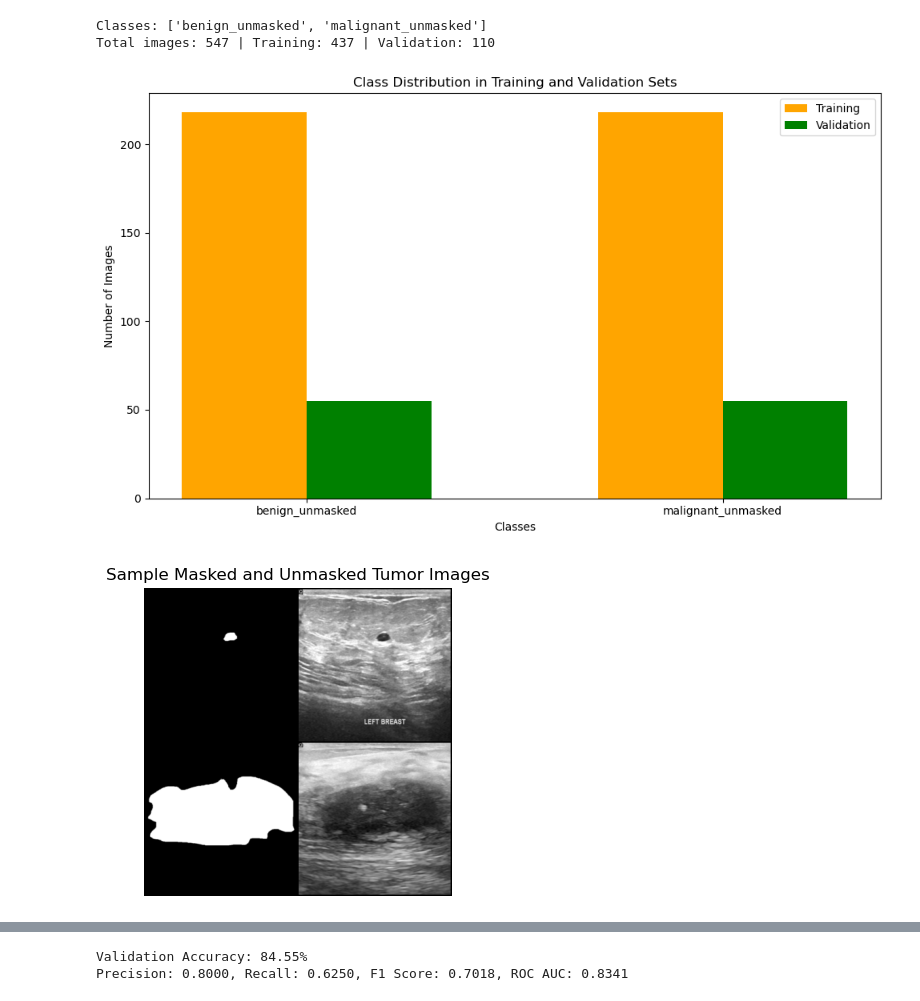
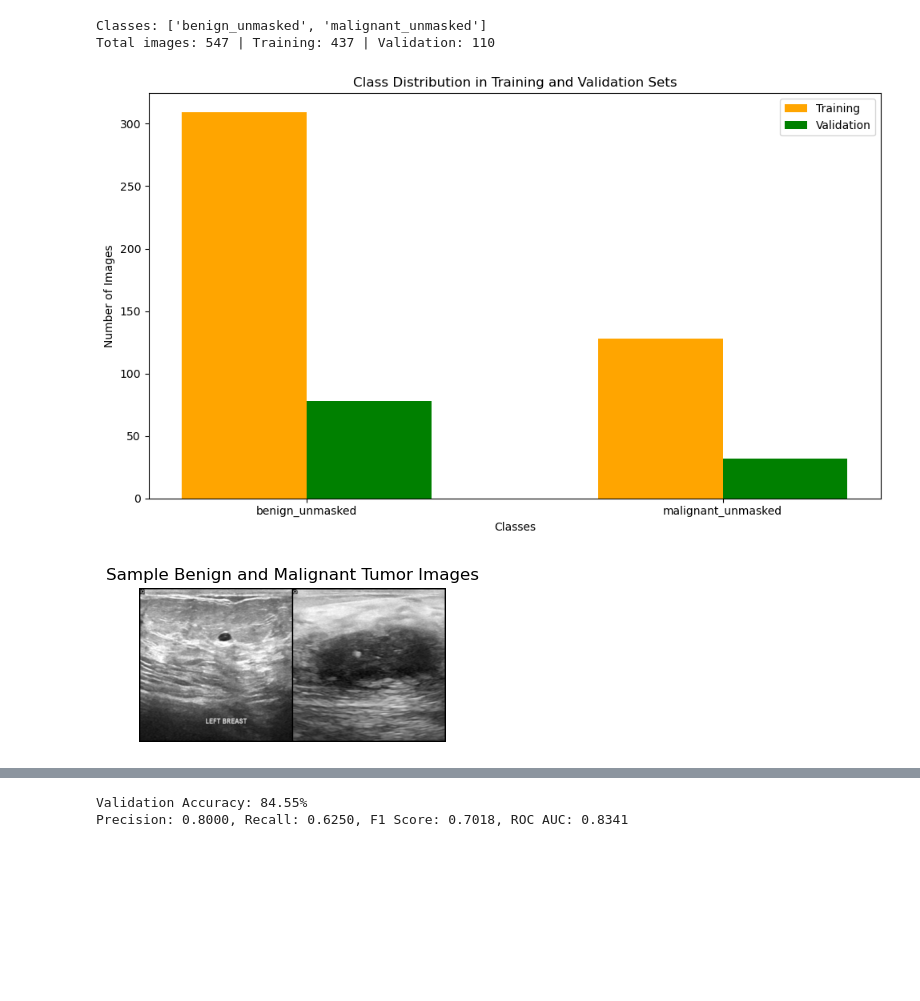
Before and after one commit to istathak/CS273_Project, a Jupyter notebook: scripts/main.ipynb, the cells around one changed output, grey strips where cells are left out. Cells and saved outputs as stored; diff of their text form; code cells hidden in the pictures; blank space fills up the shorter version.

```diff
--- a/scripts/main.ipynb
+++ b/scripts/main.ipynb
@@ -6,70 +6,59 @@ Classes: ['benign_unmasked', 'malignant_unmasked']
 Total images: 547 | Training: 437 | Validation: 110
 # %%
 import matplotlib.pyplot as plt
+import torch
+from collections import Counter
 
-classes = ['benign_unmasked', 'malignant_unmasked']
-total_images = 547
-training_images = 437
-validation_images = 110
+train_labels = [train_loader.dataset.dataset.targets[i] for i in train_loader.dataset.indices]
+val_labels = [val_loader.dataset.dataset.targets[i] for i in val_loader.dataset.indices]
+train_counts = Counter(train_labels)
+val_counts = Counter(val_labels)
+class_names = train_loader.dataset.dataset.classes  # ['benign_unmasked', 'malignant_unmasked']
+benign_idx, malignant_idx = 0, 1
 
-# Values for each class
-class_counts = {'benign_masked': {'total': 0, 'training': 0, 'validation': 0},
-                'malignant_masked': {'total': 0, 'training': 0, 'validation': 0}}
-
-class_counts['benign_masked']['total'] = total_images // 2
-class_counts['malignant_masked']['total'] = total_images // 2
-class_counts['benign_masked']['training'] = training_images // 2
-class_counts['malignant_masked']['training'] = training_images // 2
-class_counts['benign_masked']['validation'] = validation_images // 2
-class_counts['malignant_masked']['validation'] = validation_images // 2
+train_benign = train_counts.get(benign_idx, 0)
+train_malignant = train_counts.get(malignant_idx, 0)
+val_benign = val_counts.get(benign_idx, 0)
+val_malignant = val_counts.get(malignant_idx, 0)
 
 fig, ax = plt.subplots(figsize=(10, 6))
-
 bar_width = 0.3
-index = range(len(classes))
-
-ax.bar(index, [class_counts['benign_masked']['training'], class_counts['malignant_masked']['training']],
-       bar_width, label='Training', color='orange')
-ax.bar([i + bar_width for i in index], [class_counts['benign_masked']['validation'], class_counts['malignant_masked']['validation']],
-       bar_width, label='Validation', color='green')
-
+index = range(len(class_names))
+ax.bar(index, [train_benign, train_malignant], bar_width, label='Training', color='orange')
+ax.bar([i + bar_width for i in index], [val_benign, val_malignant], bar_width, label='Validation', color='green')
 ax.set_xlabel('Classes')
 ax.set_ylabel('Number of Images')
 ax.set_title('Class Distribution in Training and Validation Sets')
 ax.set_xticks([i + bar_width / 2 for i in index])
-ax.set_xticklabels(classes)
+ax.set_xticklabels(class_names)
 ax.legend()
 
 plt.tight_layout()
 plt.show()
 # %% [output]
-[figure, old version]
+[figure, new version]
 # %%
 import matplotlib.pyplot as plt
 import torchvision.transforms as transforms
 from torchvision.utils import make_grid
 from PIL import Image
 import os
 
-# Load example images (replace with actual file paths)
-image_paths = ["/Users/ifigeneiastathaki/Desktop/projects/CS273_project/data/training_set_masked/benign_masked/benign (1)_mask.png", "/Users/ifigeneiastathaki/Desktop/projects/CS273_project/data/training_set_unmasked/benign_unmasked/benign (1).png", "/Users/ifigeneiastathaki/Desktop/projects/CS273_project/data/training_set_masked/malignant_masked/malignant (1)_mask.png", "/Users/ifigeneiastathaki/Desktop/projects/CS273_project/data/training_set_unmasked/malignant_unmasked/malignant (1).png"]
+image_paths = ["/Users/ifigeneiastathaki/Desktop/projects/CS273_project/data/training_set_unmasked/benign_unmasked/benign (1).png", "/Users/ifigeneiastathaki/Desktop/projects/CS273_project/data/training_set_unmasked/malignant_unmasked/malignant (1).png"]
 images = [Image.open(img).convert("L") for img in image_paths]
 
-# Define transformation (resize to match model input)
 transform = transforms.Compose([transforms.Resize((224, 224)), transforms.ToTensor()])
 
-# Apply transformation
 images = [transform(img) for img in images]
 grid = make_grid(images, nrow=2, normalize=True)
 
-# Plot
-plt.figure(figsize=(8, 4))
+plt.figure(figsize=(8, 2))
 plt.imshow(grid.permute(1, 2, 0), cmap="gray")
 plt.axis("off")
-plt.title("Sample Masked and Unmasked Tumor Images")
+plt.title("Sample Benign and Malignant Tumor Images")
 plt.show()
 # %% [output]
-[figure, old version]
+[figure, new version]
 # %%
 from utils import model as m
 from utils.model import train_cnn
```
Also changed, not shown: parts of 1 cell of this notebook.
